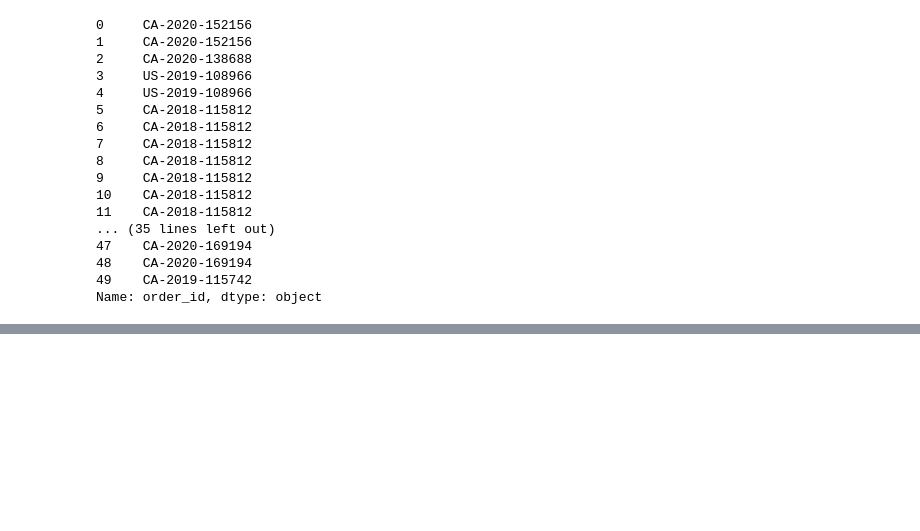
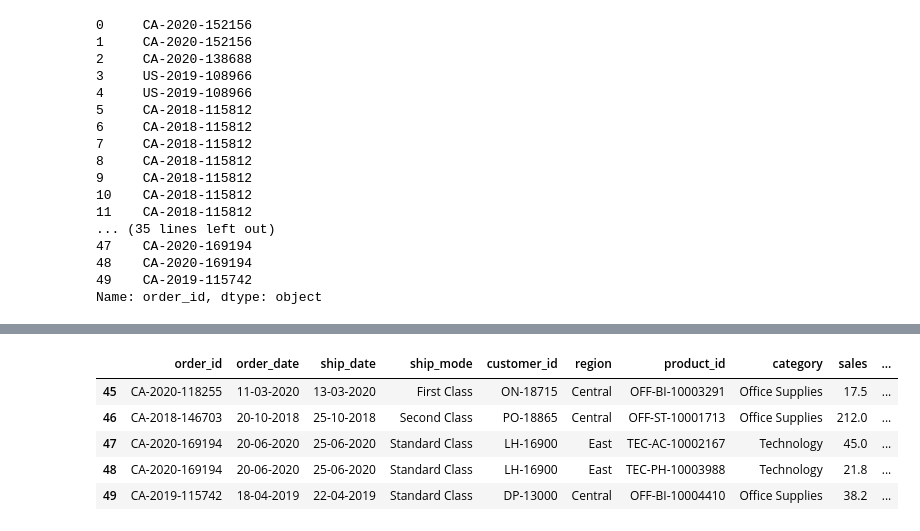
Before and after one commit to nikhilniksss/Python-Programming, a Jupyter notebook: pandas_tutorial.ipynb, the cells around one changed output, grey strips where cells are left out. Drawn from its saved outputs; the diff is of its cells as text; code cells hidden in the pictures; blank space fills up the shorter version.

```diff
--- a/pandas_tutorial.ipynb
+++ b/pandas_tutorial.ipynb
@@ -196,0 +225,11 @@ Name: order_id, dtype: object
+# %%
+# give me after 45 till end of the df
+
+df.iloc[45:]
+# %% [output]
+|  | order_id | order_date | ship_date | ship_mode | customer_id | region | product_id | category | sales | ... |
+| 45 | CA-2020-118255 | 11-03-2020 | 13-03-2020 | First Class | ON-18715 | Central | OFF-BI-10003291 | Office Supplies | 17.5 | ... |
+| 46 | CA-2018-146703 | 20-10-2018 | 25-10-2018 | Second Class | PO-18865 | Central | OFF-ST-10001713 | Office Supplies | 212.0 | ... |
+| 47 | CA-2020-169194 | 20-06-2020 | 25-06-2020 | Standard Class | LH-16900 | East | TEC-AC-10002167 | Technology | 45.0 | ... |
+| 48 | CA-2020-169194 | 20-06-2020 | 25-06-2020 | Standard Class | LH-16900 | East | TEC-PH-10003988 | Technology | 21.8 | ... |
+| 49 | CA-2019-115742 | 18-04-2019 | 22-04-2019 | Standard Class | DP-13000 | Central | OFF-BI-10004410 | Office Supplies | 38.2 | ... |
```
Also changed, not shown: parts of 6 cells of this notebook.
